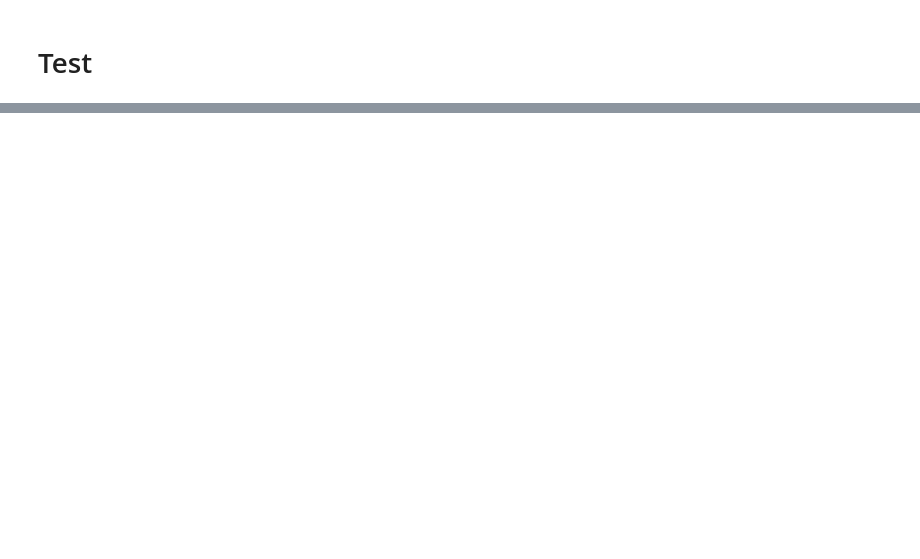
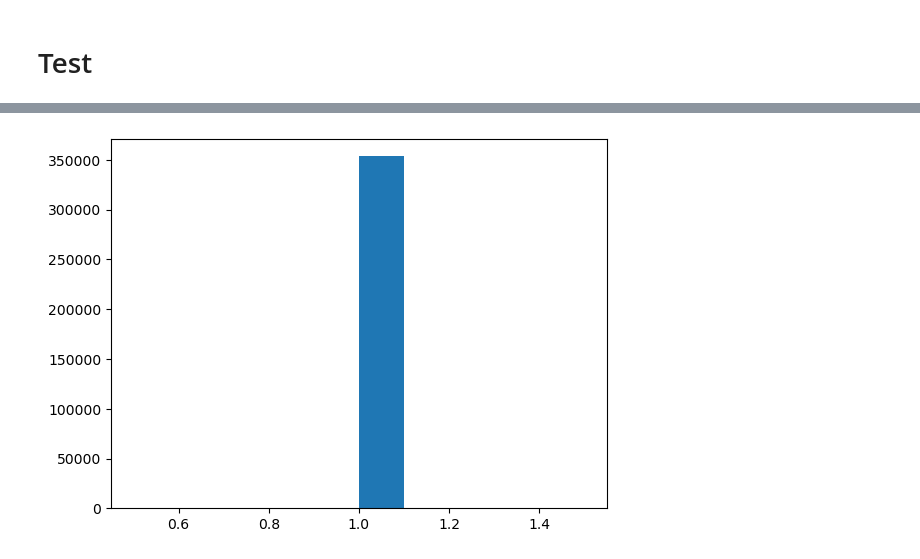
Before and after one commit to kiranbodipati/urban_planning_system, a Jupyter notebook: link-pred-analysis.ipynb, the cells around one changed output, grey strips where cells are left out. Cells and saved outputs as stored; diff of their text form; code cells hidden in the pictures; blank space fills up the shorter version.

```diff
--- a/link-pred-analysis.ipynb
+++ b/link-pred-analysis.ipynb
@@ -210,7 +225,7 @@ def attri2vec_embedding(graph, name):
     model.fit(
         generator.flow(unsupervised_samples),
         epochs=epochs,
-        verbose=2,
+        verbose=1,
         use_multiprocessing=False,
         workers=1,
         shuffle=True,
@@ -320,19 +335,18 @@ def train_and_evaluate(embedding, graph=graph_test):
         examples, labels, embedding_train, operator_l2
     )
 
-    test_score, preds, pos_col = evaluate_link_prediction_model(
+    test_score, preds= evaluate_link_prediction_model(
         clf,
         examples_test,
         labels_test,
         embedding_train,
-        operator_l2,
-    )
+        operator_l2)
 
-    return embedding_train, clf, test_score, preds, pos_col
+    return embedding_train, clf, test_score, preds
 # %% [markdown]
 # Training
 # %%
-emb_fn, clf, attri2vec_result, preds, pos_col= train_and_evaluate(attri2vec_embedding)
+emb_fn, clf, attri2vec_result, preds= train_and_evaluate(attri2vec_embedding)
 # %% [output]
 Training Attri2Vec for 'Train Graph':
 link_classification: using 'ip' method to combine node embeddings into edge embeddings
@@ -527,0 +424,7 @@ g.nodes()['75009']
+# %%
+%%time
+link_features_test = link_examples_to_features(
+        potential_connections, emb_fn, operator_l2
+    )
+predictions_prob = clf.predict_proba(link_features_test)
+predictions = clf.predict(link_features_test)
@@ -527,0 +433,6 @@ g.nodes()['75009']
+# %%
+import matplotlib.pyplot as plt
+n, bins, patches = plt.hist(predictions)
+plt.show()
+# %% [output]
+[figure, added]
```
Also changed, not shown: parts of 41 cells of this notebook, 7 other files.
